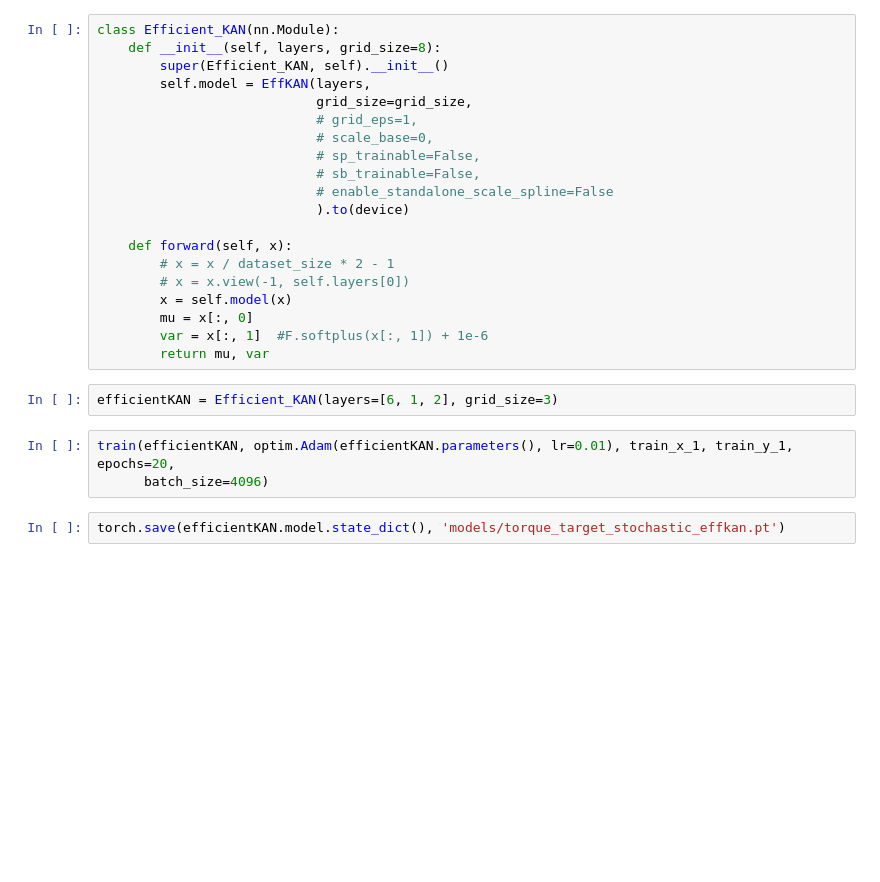
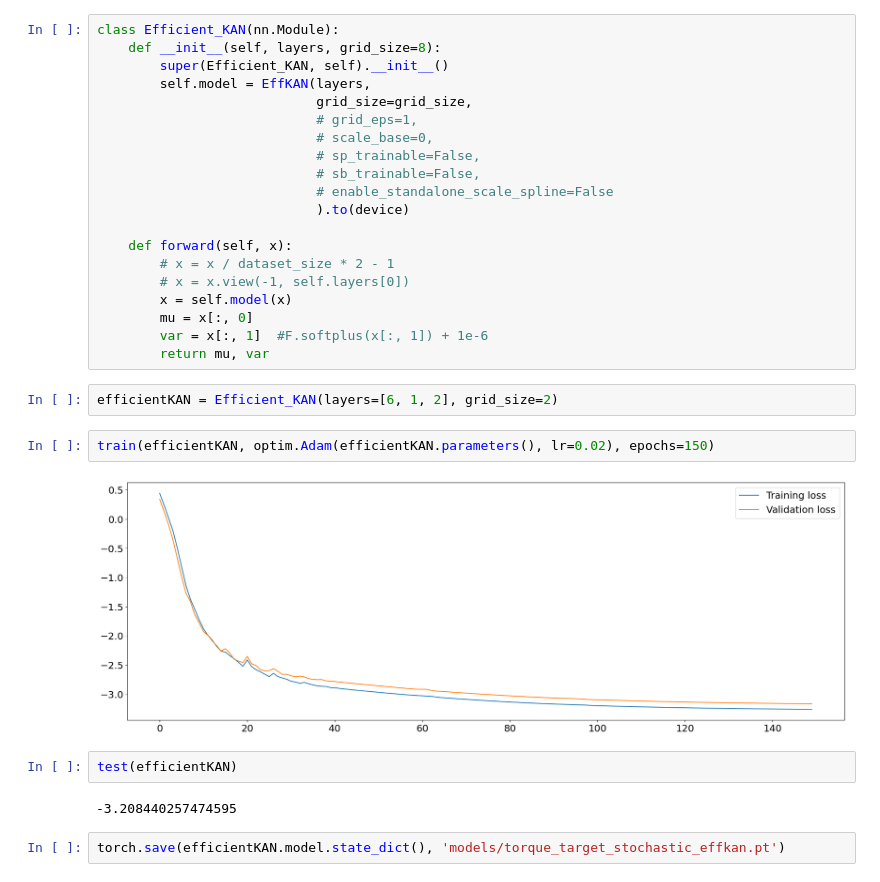
Before and after one commit to MrPio/PHM_North_America_2024_Challenge, a Jupyter notebook: 2-Torque_Target_Regression_Stochastic.ipynb, the cells around one changed output. Cells and saved outputs as stored; diff of their text form; blank space fills up the shorter version.

```diff
--- a/2-Torque_Target_Regression_Stochastic.ipynb
+++ b/2-Torque_Target_Regression_Stochastic.ipynb
@@ -138,10 +177,15 @@ class Efficient_KAN(nn.Module):
         var = x[:, 1]  #F.softplus(x[:, 1]) + 1e-6
         return mu, var
 # %%
-efficientKAN = Efficient_KAN(layers=[6, 1, 2], grid_size=3)
+efficientKAN = Efficient_KAN(layers=[6, 1, 2], grid_size=2)
 # %%
-train(efficientKAN, optim.Adam(efficientKAN.parameters(), lr=0.01), train_x_1, train_y_1, epochs=20,
-      batch_size=4096)
+train(efficientKAN, optim.Adam(efficientKAN.parameters(), lr=0.02), epochs=150)
+# %% [output]
+[figure, added]
+# %%
+test(efficientKAN)
+# %% [output]
+-3.208440257474595
 # %%
 torch.save(efficientKAN.model.state_dict(), 'models/torque_target_stochastic_effkan.pt')
 # %%
```
Also changed, not shown: parts of 17 cells of this notebook, 9 other files.
